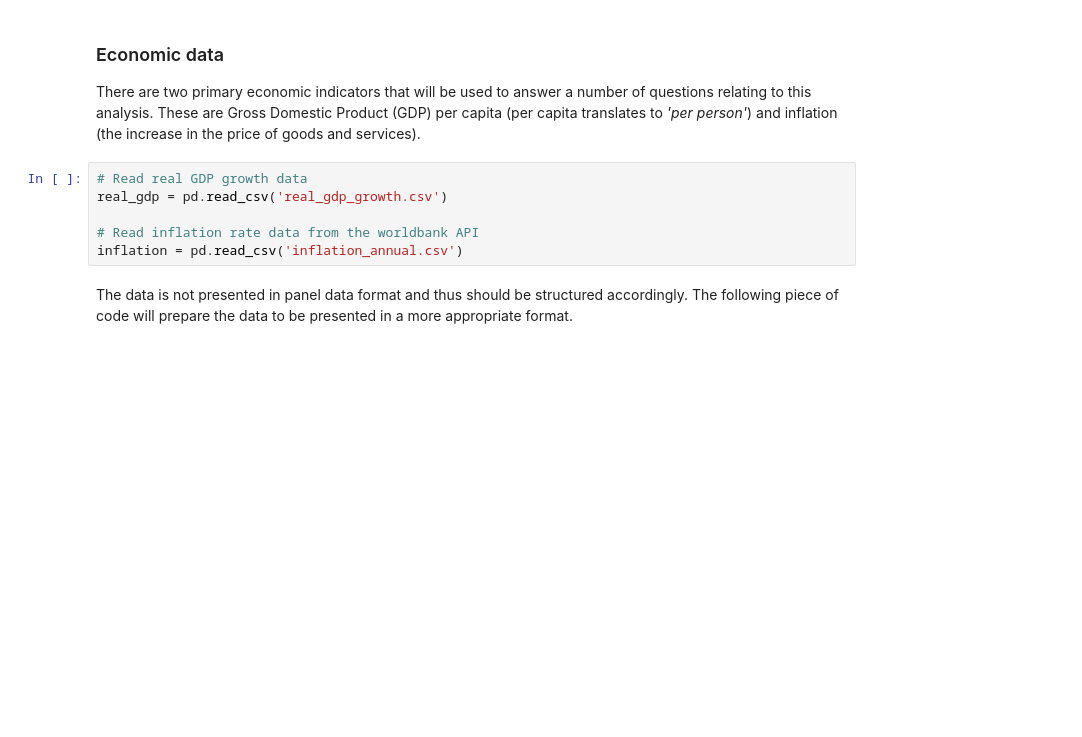
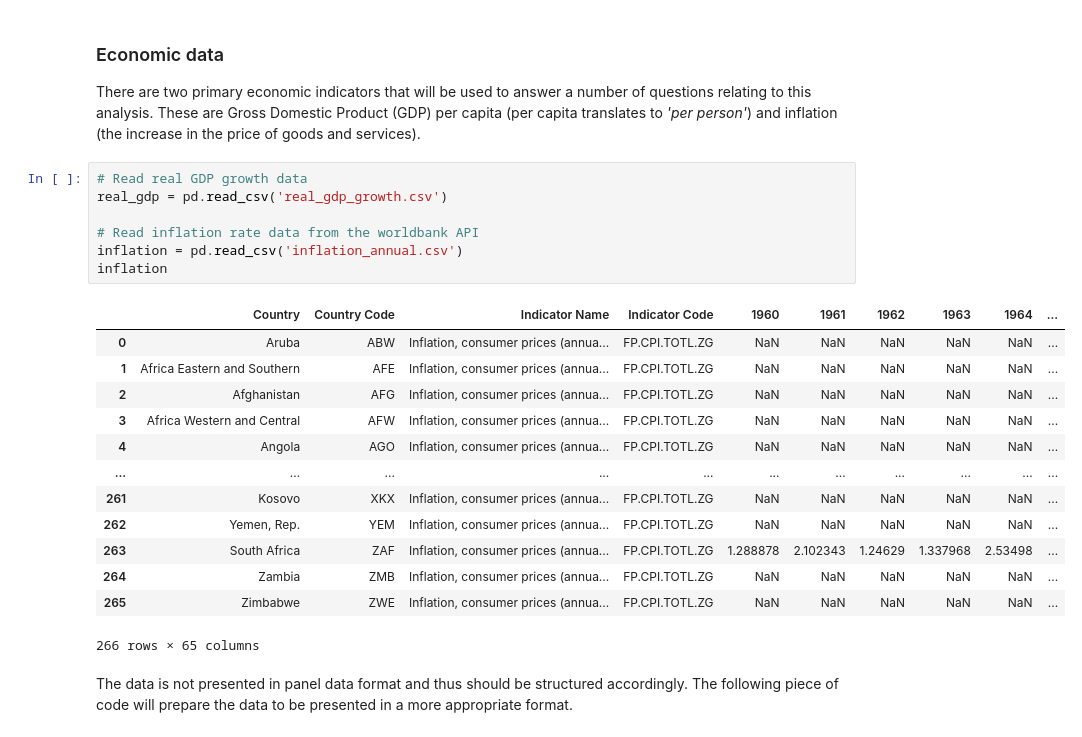
Before and after one commit to Arkiea/Project-1-group-B, a Jupyter notebook: Data Collection.ipynb, the cells around one changed output. Cells and saved outputs as stored; diff of their text form; blank space fills up the shorter version.

```diff
--- a/Data Collection.ipynb
+++ b/Data Collection.ipynb
@@ -110,9 +110,24 @@ There are two primary economic indicators that will be used to answer a number o
 # %%
 # Read real GDP growth data
 real_gdp = pd.read_csv('real_gdp_growth.csv')
 
 # Read inflation rate data from the worldbank API
 inflation = pd.read_csv('inflation_annual.csv')
+inflation
+# %% [output]
+|  | Country | Country Code | Indicator Name | Indicator Code | 1960 | 1961 | 1962 | 1963 | 1964 | ... |
+| 0 | Aruba | ABW | Inflation, consumer prices (annua... | FP.CPI.TOTL.ZG | NaN | NaN | NaN | NaN | NaN | ... |
+| 1 | Africa Eastern and Southern | AFE | Inflation, consumer prices (annua... | FP.CPI.TOTL.ZG | NaN | NaN | NaN | NaN | NaN | ... |
+| 2 | Afghanistan | AFG | Inflation, consumer prices (annua... | FP.CPI.TOTL.ZG | NaN | NaN | NaN | NaN | NaN | ... |
+| 3 | Africa Western and Central | AFW | Inflation, consumer prices (annua... | FP.CPI.TOTL.ZG | NaN | NaN | NaN | NaN | NaN | ... |
+| 4 | Angola | AGO | Inflation, consumer prices (annua... | FP.CPI.TOTL.ZG | NaN | NaN | NaN | NaN | NaN | ... |
+| ... | ... | ... | ... | ... | ... | ... | ... | ... | ... | ... |
+| 261 | Kosovo | XKX | Inflation, consumer prices (annua... | FP.CPI.TOTL.ZG | NaN | NaN | NaN | NaN | NaN | ... |
+| 262 | Yemen, Rep. | YEM | Inflation, consumer prices (annua... | FP.CPI.TOTL.ZG | NaN | NaN | NaN | NaN | NaN | ... |
+| 263 | South Africa | ZAF | Inflation, consumer prices (annua... | FP.CPI.TOTL.ZG | 1.288878 | 2.102343 | 1.24629 | 1.337968 | 2.53498 | ... |
+| 264 | Zambia | ZMB | Inflation, consumer prices (annua... | FP.CPI.TOTL.ZG | NaN | NaN | NaN | NaN | NaN | ... |
+| 265 | Zimbabwe | ZWE | Inflation, consumer prices (annua... | FP.CPI.TOTL.ZG | NaN | NaN | NaN | NaN | NaN | ... |
+266 rows × 65 columns
 # %% [markdown]
 The data is not presented in panel data format and thus should be structured accordingly. The following piece of code will prepare the data to be presented in a more appropriate format.
 # %%
```
Also changed, not shown: parts of 6 cells of this notebook, 2 other files.
